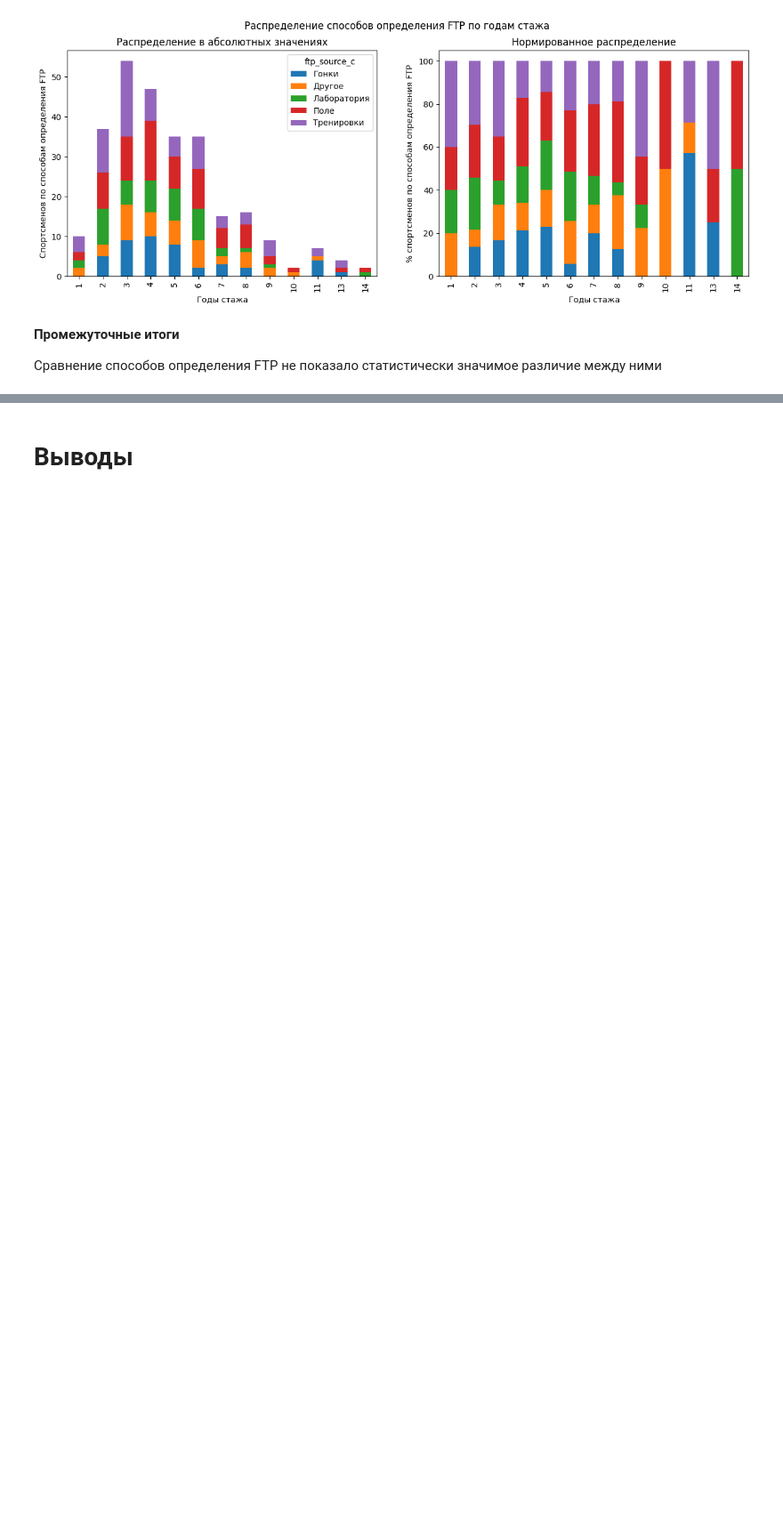
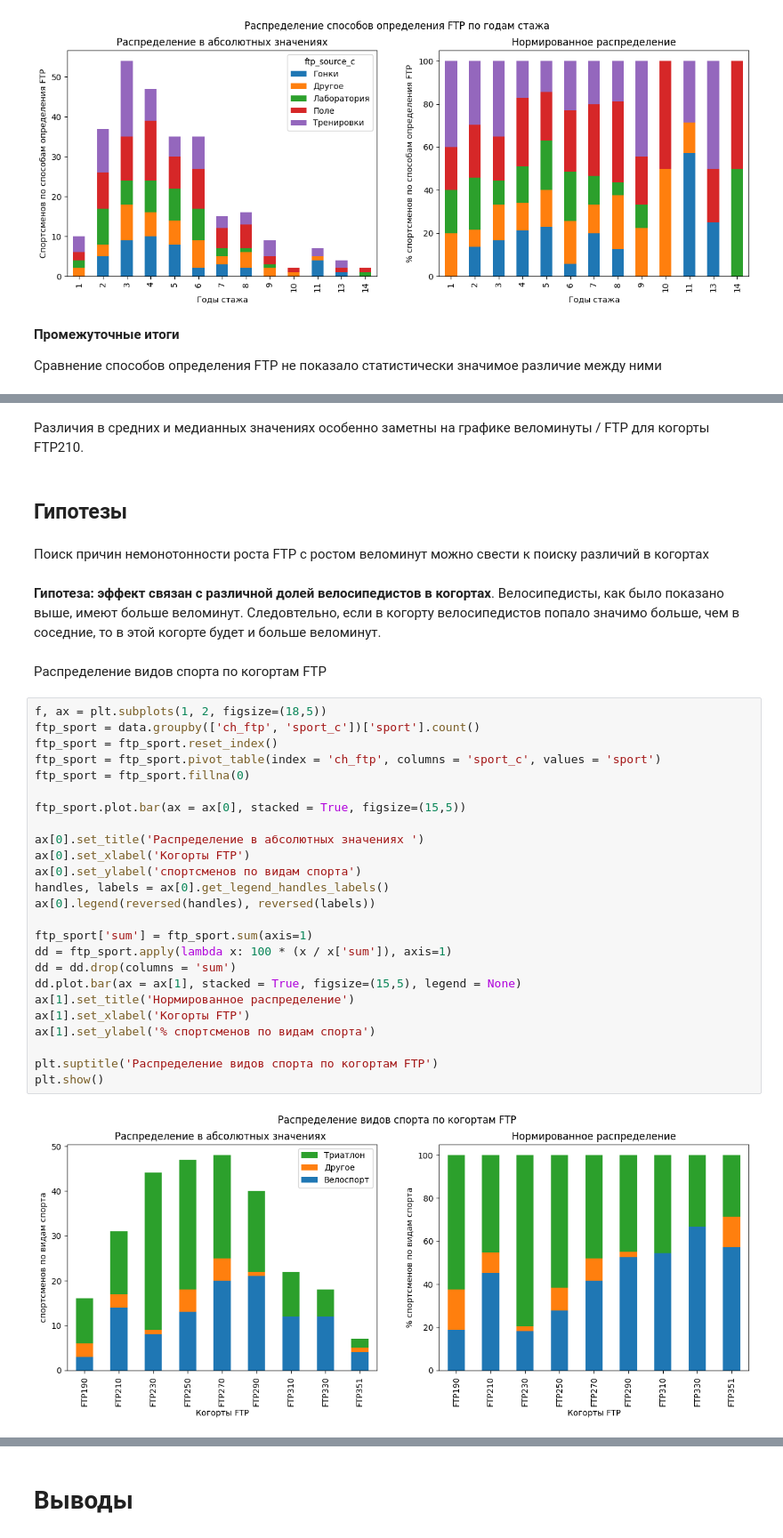
Before and after one commit to delffine/Pet-projects, a Jupyter notebook: bike_train_duration/veloopros.ipynb, the cells around one changed output, grey strips where cells are left out. Shown at 89% size. Cells and saved outputs as stored; diff of their text form; blank space fills up the shorter version.

```diff
--- a/bike_train_duration/veloopros.ipynb
+++ b/bike_train_duration/veloopros.ipynb
@@ -1823,0 +1713,37 @@ plt.show()
+# %% [markdown]
+Различия в средних и медианных значениях особенно заметны на графике веломинуты / FTP для когорты FTP210.
+# %% [markdown]
+## Гипотезы
+# %% [markdown]
+Поиск причин немонотонности роста FTP с ростом веломинут можно свести к поиску различий в когортах
+# %% [markdown]
+**Гипотеза: эффект связан с различной долей велосипедистов в когортах**. Велосипедисты, как было показано выше, имеют больше веломинут. Следовтельно, если в когорту велосипедистов попало значимо больше, чем в соседние, то в этой когорте будет и больше веломинут.
+# %% [markdown]
+Распределение видов спорта по когортам FTP
+# %%
+f, ax = plt.subplots(1, 2, figsize=(18,5))
+ftp_sport = data.groupby(['ch_ftp', 'sport_c'])['sport'].count()
+ftp_sport = ftp_sport.reset_index()
+ftp_sport = ftp_sport.pivot_table(index = 'ch_ftp', columns = 'sport_c', values = 'sport')
+ftp_sport = ftp_sport.fillna(0)
+
+ftp_sport.plot.bar(ax = ax[0], stacked = True, figsize=(15,5))
+
+ax[0].set_title('Распределение в абсолютных значениях ')
+ax[0].set_xlabel('Когорты FTP')
+ax[0].set_ylabel('спортсменов по видам спорта')
+handles, labels = ax[0].get_legend_handles_labels()
+ax[0].legend(reversed(handles), reversed(labels))
+
+ftp_sport['sum'] = ftp_sport.sum(axis=1)
+dd = ftp_sport.apply(lambda x: 100 * (x / x['sum']), axis=1)
+dd = dd.drop(columns = 'sum')
+dd.plot.bar(ax = ax[1], stacked = True, figsize=(15,5), legend = None)
+ax[1].set_title('Нормированное распределение')
+ax[1].set_xlabel('Когорты FTP')
+ax[1].set_ylabel('% спортсменов по видам спорта')
+
+plt.suptitle('Распределение видов спорта по когортам FTP')
+plt.show()
+# %% [output]
+[figure, added]
```
Also changed, not shown: parts of 71 cells of this notebook.
